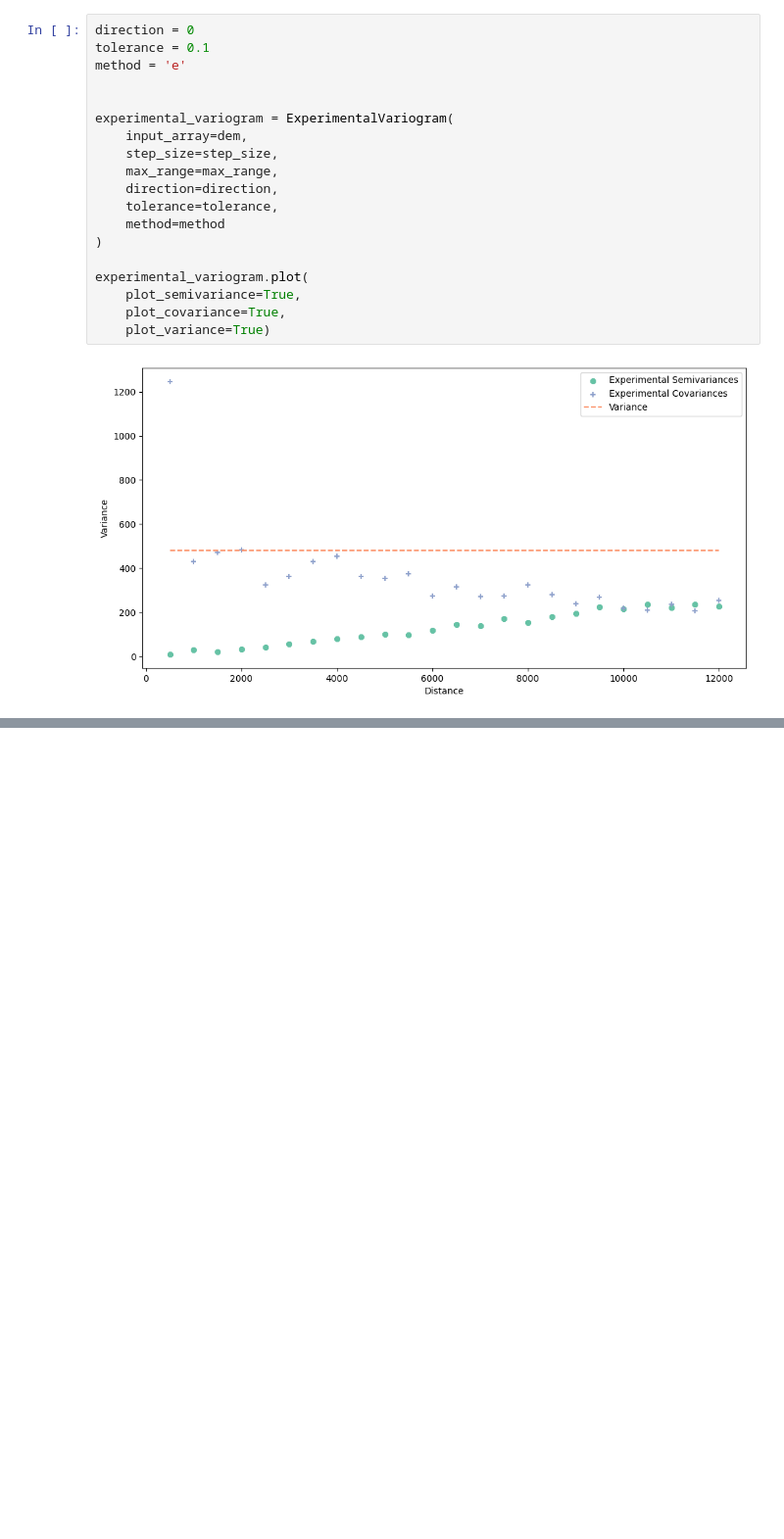
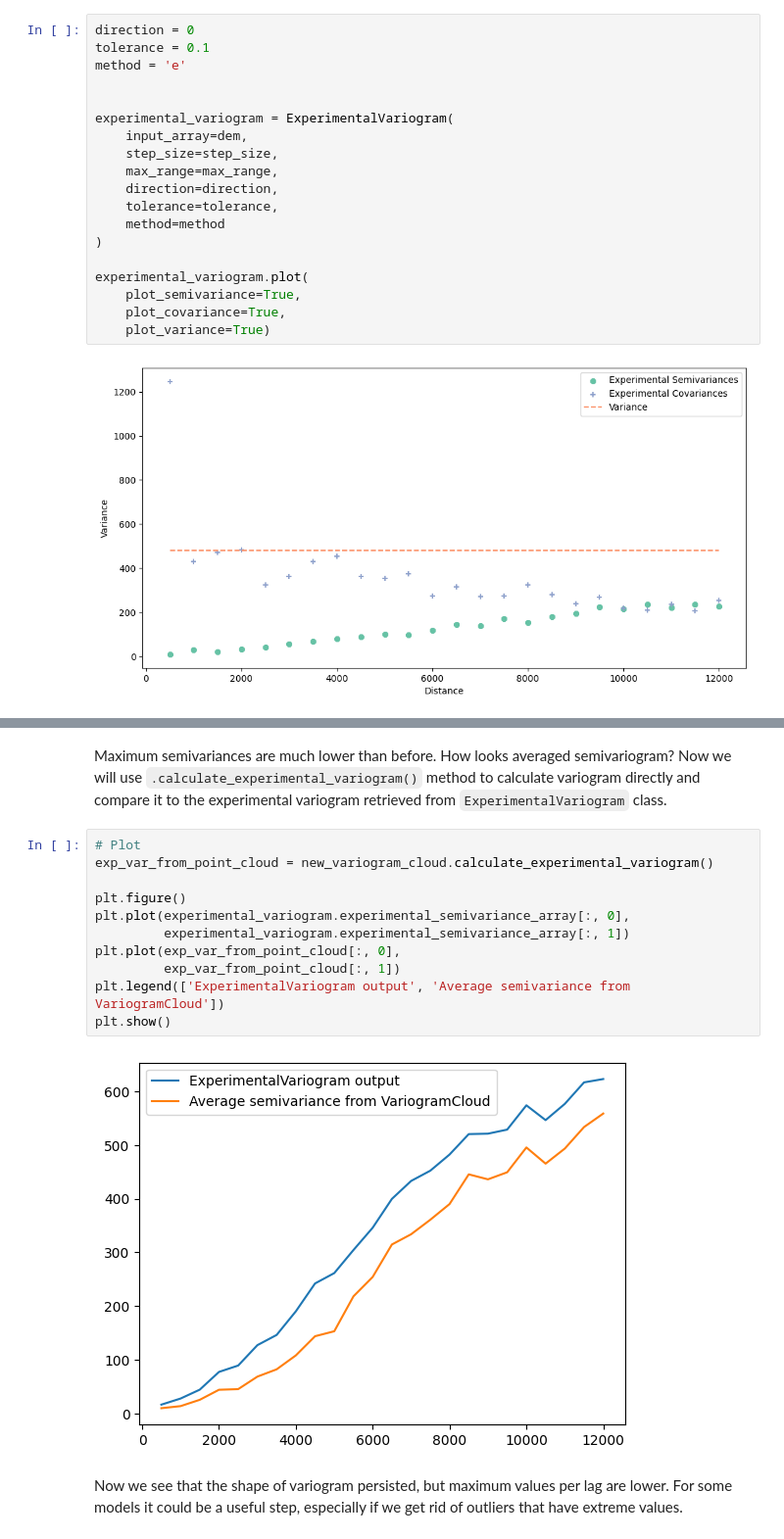
Before and after one commit to DataverseLabs/pyinterpolate, a Jupyter notebook: tutorials/Experimental Variogram and Variogram Point Cloud classes (Basic).ipynb, the cells around one changed output, grey strips where cells are left out. Shown at 98% size. Saved outputs shown, nothing was run; the diff lists cells and outputs as text; blank space fills up the shorter version.

```diff
--- a/tutorials/Experimental Variogram and Variogram Point Cloud classes (Basic).ipynb
+++ b/tutorials/Experimental Variogram and Variogram Point Cloud classes (Basic).ipynb
@@ -336,0 +387,17 @@ desc.head()
+# %% [markdown]
+Maximum semivariances are much lower than before. How looks averaged semivariogram? Now we will use `.calculate_experimental_variogram()` method to calculate variogram directly and compare it to the experimental variogram retrieved from `ExperimentalVariogram` class.
+# %%
+# Plot
+exp_var_from_point_cloud = new_variogram_cloud.calculate_experimental_variogram()
+
+plt.figure()
+plt.plot(experimental_variogram.experimental_semivariance_array[:, 0],
+         experimental_variogram.experimental_semivariance_array[:, 1])
+plt.plot(exp_var_from_point_cloud[:, 0],
+         exp_var_from_point_cloud[:, 1])
+plt.legend(['ExperimentalVariogram output', 'Average semivariance from VariogramCloud'])
+plt.show()
+# %% [output]
+[figure, added]
+# %% [markdown]
+Now we see that the shape of variogram persisted, but maximum values per lag are lower. For some models it could be a useful step, especially if we get rid of outliers that have extreme values.
```
Also changed, not shown: parts of 39 cells of this notebook.
